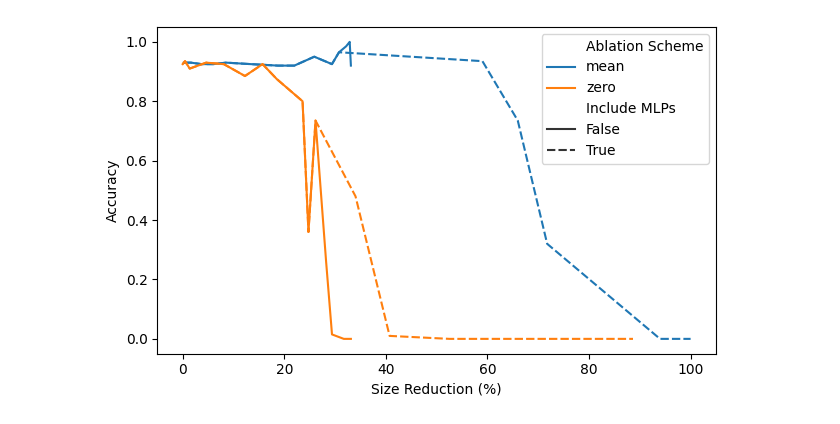
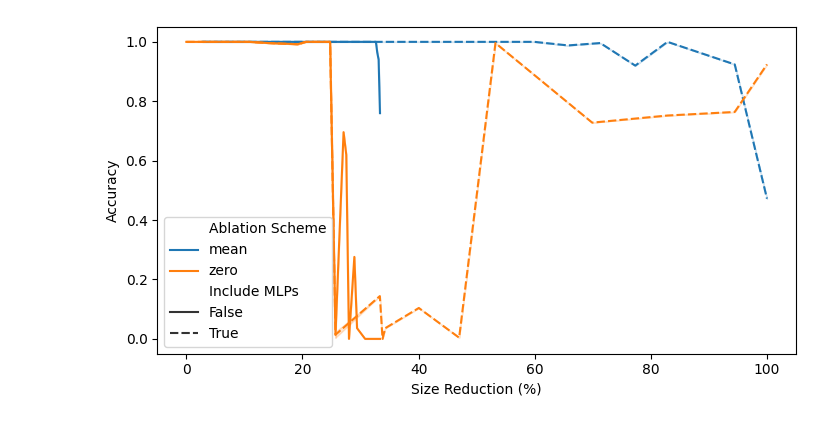
Before and after one commit to jgcarrasco/circuit-extraction, a Jupyter notebook: plots.ipynb, the cells around one changed output. Saved outputs shown, nothing was run; the diff lists cells and outputs as text; code cells hidden in the pictures.

```diff
--- a/plots.ipynb
+++ b/plots.ipynb
@@ -3,9 +5,13 @@ import pandas as pd
 import seaborn as sns
 import matplotlib.pyplot as plt
 # %%
-task = "acronym"
+task = "greater-than"
+ratio = 1.8
 
-df = pd.read_csv(f"{task}_results.csv")
+df = []
+for path in glob(f"hyperparameter_results/{task}_results_*.csv"):
+    df.append(pd.read_csv(path))
+df = pd.concat(df)
 df.columns = ["Ablation Scheme", "Include MLPs", "Threshold", "Accuracy", "Size", "Num. Heads", "Num. MLP"]
 df["Size (%)"] = (df["Size"].max() - df["Size"]) / df["Size"].max() * 100
 df
@@ -41,0 +61,4 @@ plt.savefig(f"images/{task}_alpha_size.pdf")
+# %%
+df_grouped = df.groupby(["Threshold", "Ablation Scheme", "Include MLPs"]).mean()[["Accuracy", "Size (%)"]]
+df_grouped["error"] = df.groupby(["Threshold", "Ablation Scheme", "Include MLPs"]).std()["Accuracy"]
+df_grouped
@@ -42,8 +80,14 @@ plt.savefig(f"images/{task}_alpha_size.pdf")
+# %%
+data_up = df_grouped.copy()
+data_down = df_grouped.copy()
+data_up["Accuracy"] = data_up["Accuracy"] + data_up["error"]
+data_down["Accuracy"] = data_down["Accuracy"] - data_down["error"]
+df_grouped = pd.concat([data_up, data_down])
 # %%
-plt.figure(figsize=(1.6*4, 4))
-ax = sns.lineplot(df, x="Size (%)", y="Accuracy", hue="Ablation Scheme", style="Include MLPs")
+plt.figure(figsize=(ratio*4, 4))
+ax = sns.lineplot(df_grouped, x="Size (%)", y="Accuracy", hue="Ablation Scheme", style="Include MLPs")
 ax.set_xlabel("Size Reduction (%)")
 plt.tight_layout()
 plt.savefig(f"images/{task}_size_acc.pdf")
 # %% [output]
-[figure, old version]
+[figure, new version]
```
Also changed, not shown: parts of 6 cells of this notebook, 25 other files.
